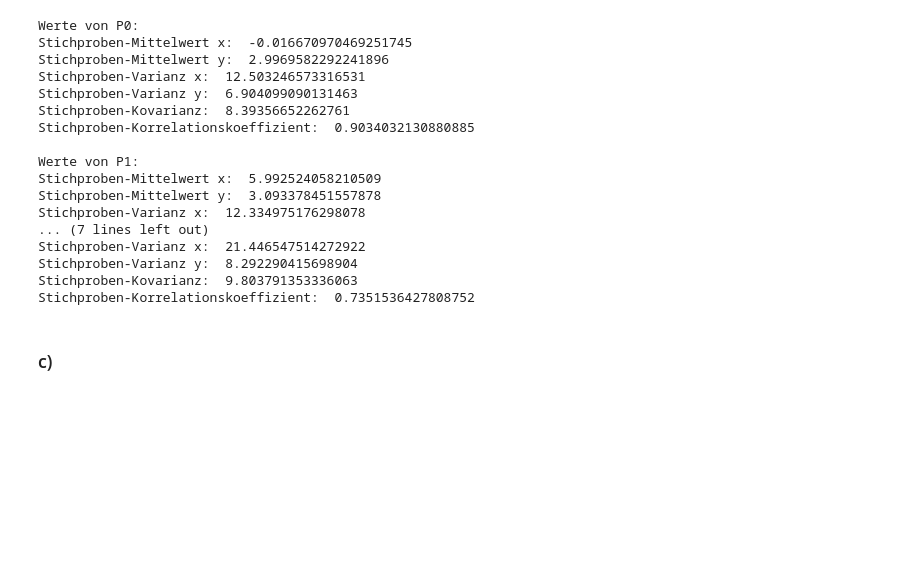
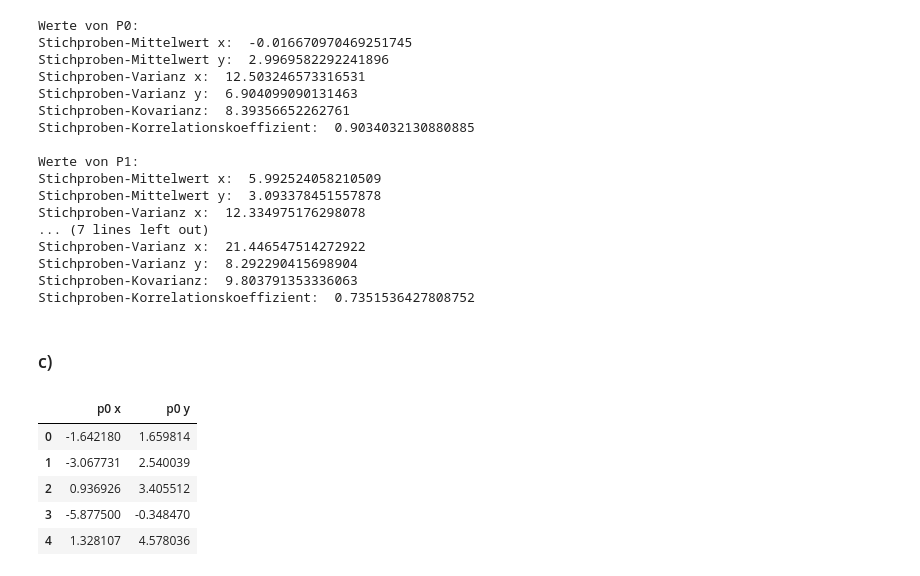
Before and after one commit to jpwgnr/SMD_Abgaben, a Jupyter notebook: Blatt3_Schubert_Herdieckerhoff_Overhoff/Blatt3.ipynb, the cells around one changed output. Drawn from its saved outputs; the diff is of its cells as text; code cells hidden in the pictures; blank space fills up the shorter version.

```diff
--- a/Blatt3_Schubert_Herdieckerhoff_Overhoff/Blatt3.ipynb
+++ b/Blatt3_Schubert_Herdieckerhoff_Overhoff/Blatt3.ipynb
@@ -354,26 +365,36 @@ Stichproben-Korrelationskoeffizient:  0.7351536427808752
 # %%
 np.random.seed(42)
 p3 = np.random.multivariate_normal(mean1, cov1, 1000) #Population P2, hier p3 genannt, erstellt mit den Eigenschaften von Population P0
 
 #Erstellen des P0 Keys 'data'
 data = pd.DataFrame({
     'p0 x': p0[:,0],
     'p0 y': p0[:,1],
 })
 
 #Erstellen des P1 Keys 'data2'
 data2 = pd.DataFrame({
     'p1 x': p[:,0],
     'p1 y': p[:,1],
 })
 
 #Erstellen des P2 Keys 'data3'
 data3 = pd.DataFrame({
     'p2 x': p3[:,0],
     'p2 y': p3[:,1]})
 
 
 #Speichern der jeweiligen Keys
 data.to_hdf('data.hdf5', key='data')
-data2.to_hdf('data2.hdf5', key='data2')
-data3.to_hdf('data3.hdf5', key='data3')
+data2.to_hdf('data.hdf5', key='data2', mode='a')
+data3.to_hdf('data.hdf5', key='data3', mode='a')
+
+new = pd.read_hdf('data.hdf5', 'data')
+new.head()
+# %% [output]
+|  | p0 x | p0 y |
+| 0 | -1.642180 | 1.659814 |
+| 1 | -3.067731 | 2.540039 |
+| 2 | 0.936926 | 3.405512 |
+| 3 | -5.877500 | -0.348470 |
+| 4 | 1.328107 | 4.578036 |
```
Also changed, not shown: parts of 2 cells of this notebook, 1 other file.
